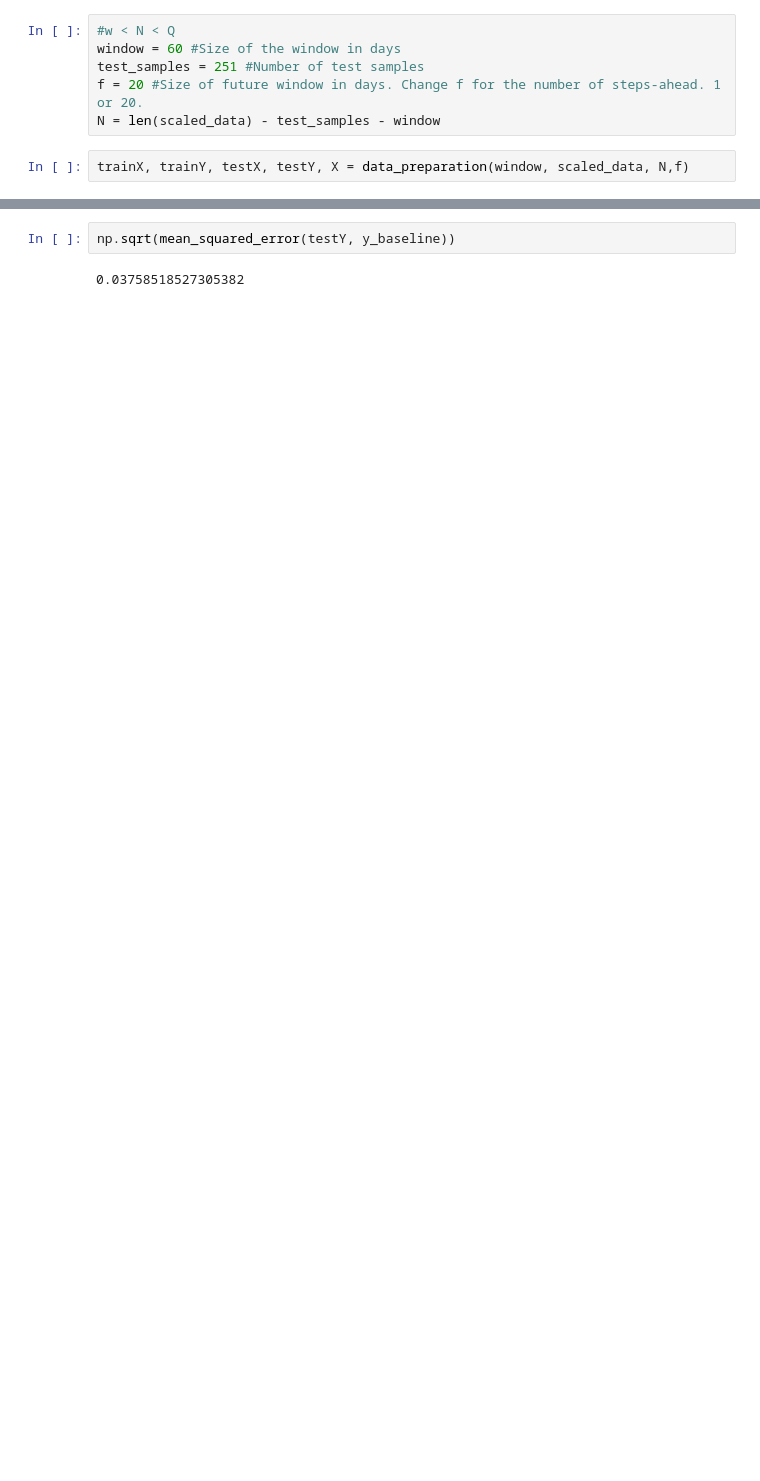
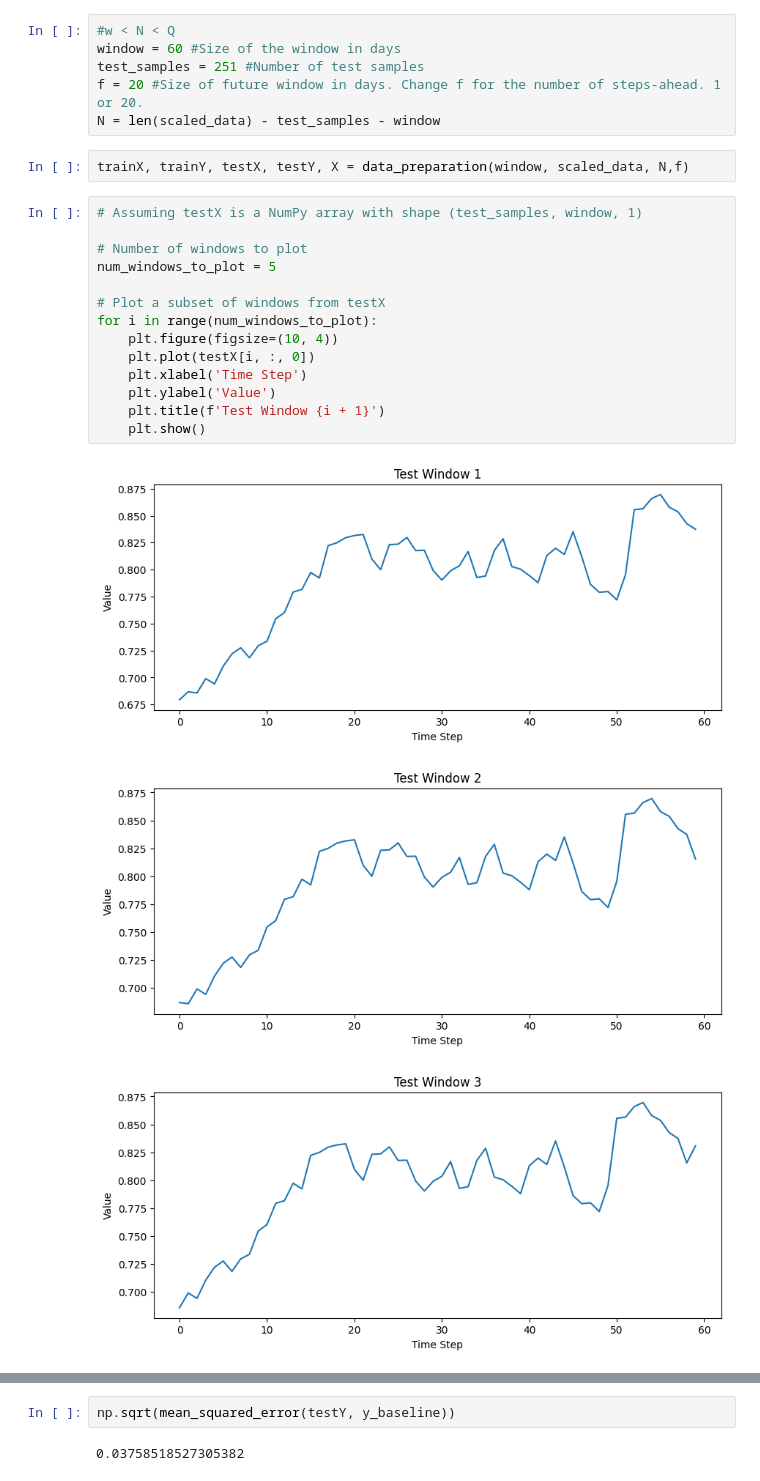
Before and after one commit to marreapato/Deep_Learning_Course, a Jupyter notebook: Baseline_Projeto.ipynb, the cells around one changed output, grey strips where cells are left out. Drawn from its saved outputs; the diff is of its cells as text; blank space fills up the shorter version.

```diff
--- a/Baseline_Projeto.ipynb
+++ b/Baseline_Projeto.ipynb
@@ -246,3 +248,21 @@ f = 20 #Size of future window in days. Change f for the number of steps-ahead. 1
 N = len(scaled_data) - test_samples - window
 # %%
 trainX, trainY, testX, testY, X = data_preparation(window, scaled_data, N,f)
+# %%
+# Assuming testX is a NumPy array with shape (test_samples, window, 1)
+
+# Number of windows to plot
+num_windows_to_plot = 5
+
+# Plot a subset of windows from testX
+for i in range(num_windows_to_plot):
+    plt.figure(figsize=(10, 4))
+    plt.plot(testX[i, :, 0])
+    plt.xlabel('Time Step')
+    plt.ylabel('Value')
+    plt.title(f'Test Window {i + 1}')
+    plt.show()
+# %% [output]
+[figure, added]
+[figure, added]
+[figure, added]
```
Also changed, not shown: parts of 16 cells of this notebook.
